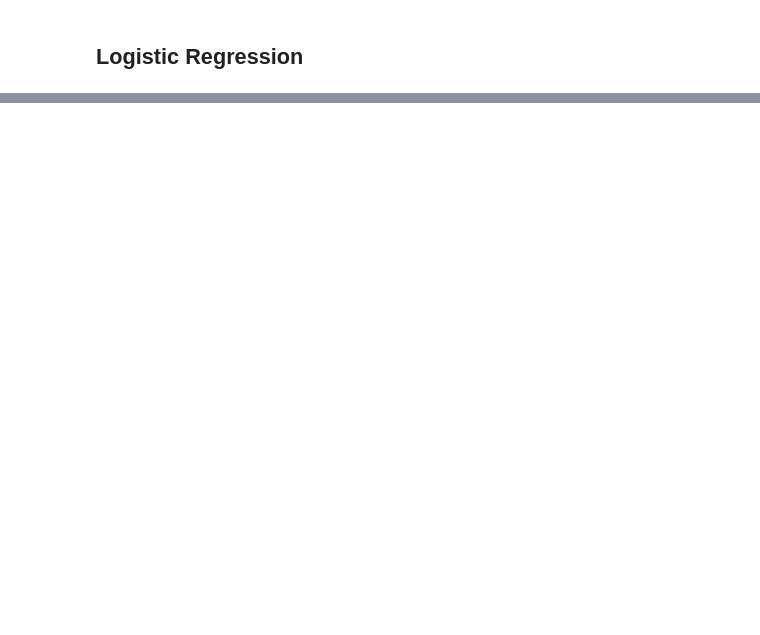
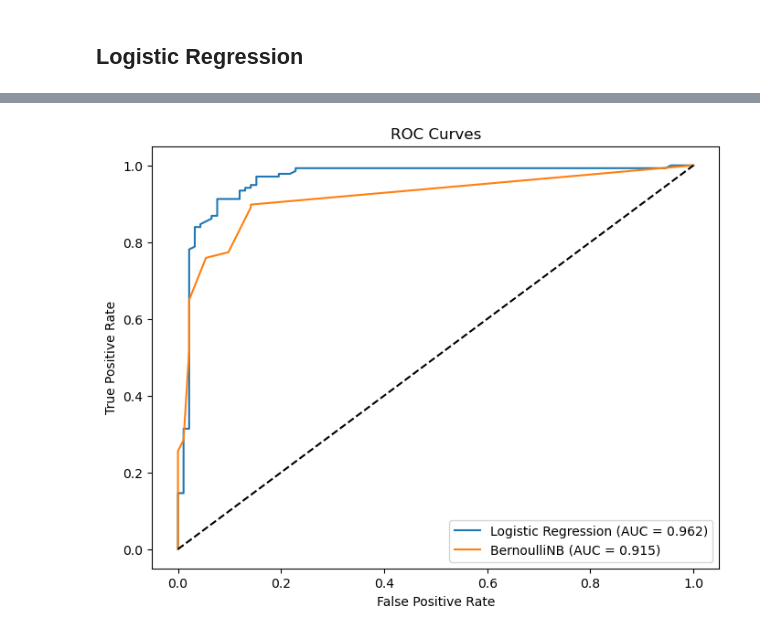
Before and after one commit to Shiva250503ss/Job_Trend_Analysis, a Jupyter notebook: supervised.ipynb, the cells around one changed output, grey strips where cells are left out. Cells and saved outputs as stored; diff of their text form; code cells hidden in the pictures; blank space fills up the shorter version.

```diff
--- a/supervised.ipynb
+++ b/supervised.ipynb
@@ -280,0 +544,29 @@ Accuracy: 0.78, Precision: 0.77, Recall: 0.78, F1-Score: 0.78
+# %%
+from sklearn.metrics import roc_curve, roc_auc_score
+
+# Calculate probabilities for Logistic Regression
+lr_probs = log_reg.predict_proba(X_test)[:, 1]
+
+# Calculate probabilities for BernoulliNB
+bnb_probs = bnb.predict_proba(X_test_binary)[:, 1]
+
+# Calculate ROC Curve for Logistic Regression
+fpr_lr, tpr_lr, _ = roc_curve(y_test, lr_probs)
+auc_lr = roc_auc_score(y_test, lr_probs)
+
+# Calculate ROC Curve for BernoulliNB
+fpr_bnb, tpr_bnb, _ = roc_curve(y_test, bnb_probs)
+auc_bnb = roc_auc_score(y_test, bnb_probs)
+
+# Plot ROC curves
+plt.figure(figsize=(8, 6))
+plt.plot(fpr_lr, tpr_lr, label=f'Logistic Regression (AUC = {auc_lr:.3f})')
+plt.plot(fpr_bnb, tpr_bnb, label=f'BernoulliNB (AUC = {auc_bnb:.3f})')
+plt.plot([0, 1], [0, 1], 'k--')
+plt.xlabel('False Positive Rate')
+plt.ylabel('True Positive Rate')
+plt.title('ROC Curves')
+plt.legend(loc='lower right')
+plt.show()
+# %% [output]
+[figure, added]
```
Also changed, not shown: parts of 5 cells of this notebook, 1 other file.
